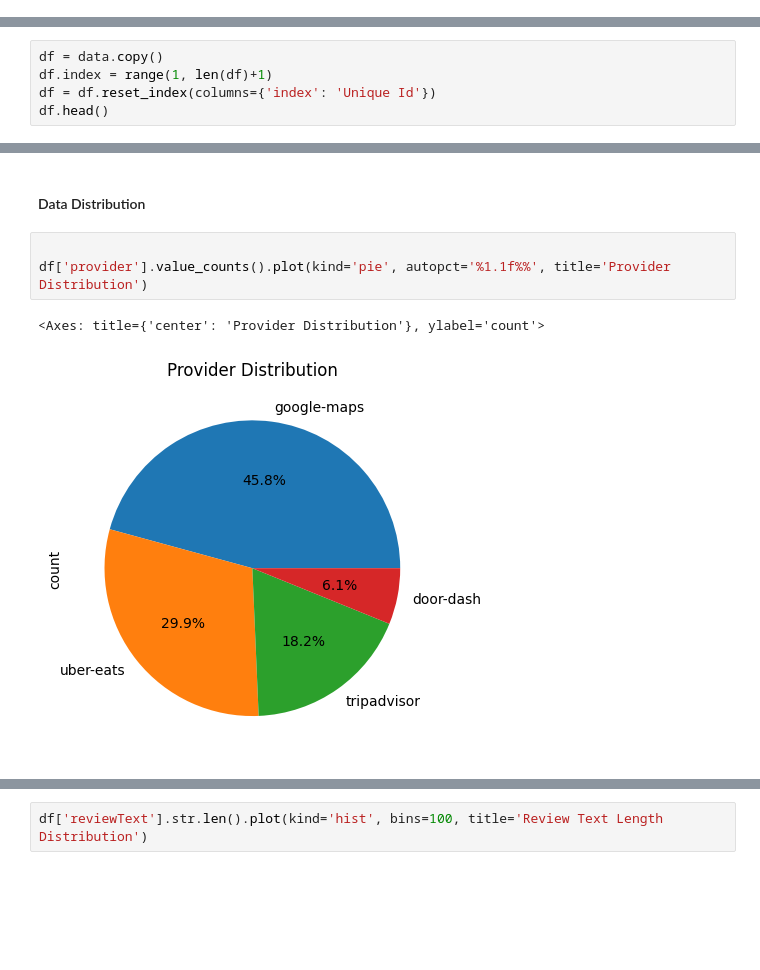
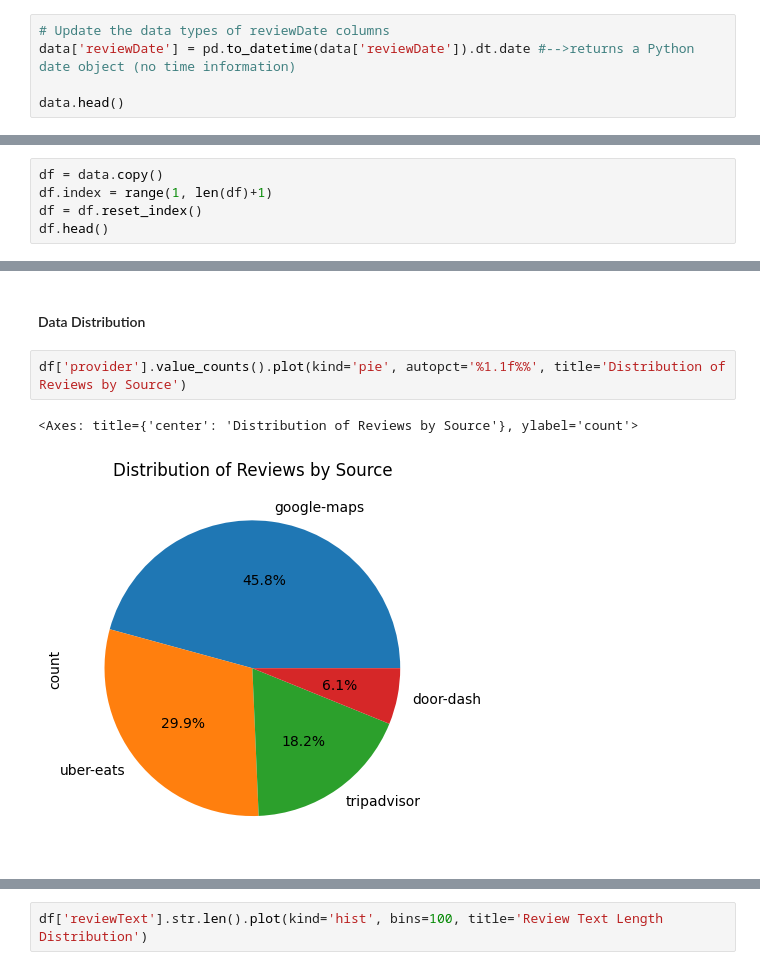
Before and after one commit to gen-git-26/Rreview_Analyzer, a Jupyter notebook: notebooks/eda.ipynb, the cells around one changed output, grey strips where cells are left out. Cells and saved outputs as stored; diff of their text form; blank space fills up the shorter version.

```diff
--- a/notebooks/eda.ipynb
+++ b/notebooks/eda.ipynb
@@ -53,3 +53,8 @@ Data Shape: (8725, 40)
 | 37 | reviewImages/25 | object | 8723 | 99.98 | 2 | NaN |
 | 38 | reviewImages/26 | object | 8723 | 99.98 | 2 | NaN |
 | 39 | reviewImages/27 | object | 8724 | 99.99 | 1 | NaN |
+# %%
+# Update the data types of reviewDate columns
+data['reviewDate'] = pd.to_datetime(data['reviewDate']).dt.date #-->returns a Python date object (no time information)
+
+data.head()
@@ -56,7 +69,7 @@ Data Shape: (8725, 40)
 # %%
 df = data.copy()
 df.index = range(1, len(df)+1)
-df = df.reset_index(columns={'index': 'Unique Id'})
+df = df.reset_index()
 df.head()
 # %% [output]
 |  | index | authorName | googleMapsPlaceId | placeAddress | placeName | placeUrl | provider | reviewDate | ... |
@@ -166,8 +213,7 @@ df = df.drop_duplicates(subset=['reviewText', 'authorName', 'reviewDate', 'provi
 # %% [markdown]
 #### Data Distribution
 # %%
-
-df['provider'].value_counts().plot(kind='pie', autopct='%1.1f%%', title='Provider Distribution')
+df['provider'].value_counts().plot(kind='pie', autopct='%1.1f%%', title='Distribution of Reviews by Source')
 # %% [output]
-<Axes: title={'center': 'Provider Distribution'}, ylabel='count'>
+<Axes: title={'center': 'Distribution of Reviews by Source'}, ylabel='count'>
-[figure, old version]
+[figure, new version]
```
Also changed, not shown: parts of 7 cells of this notebook.
